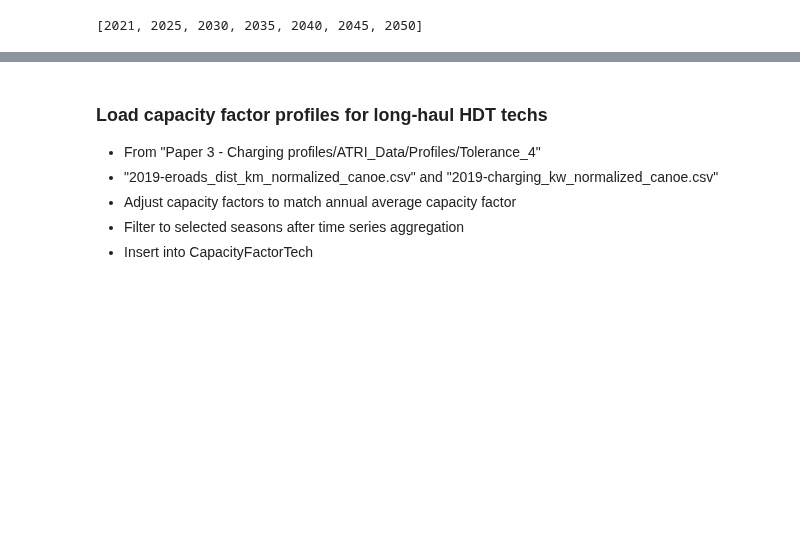
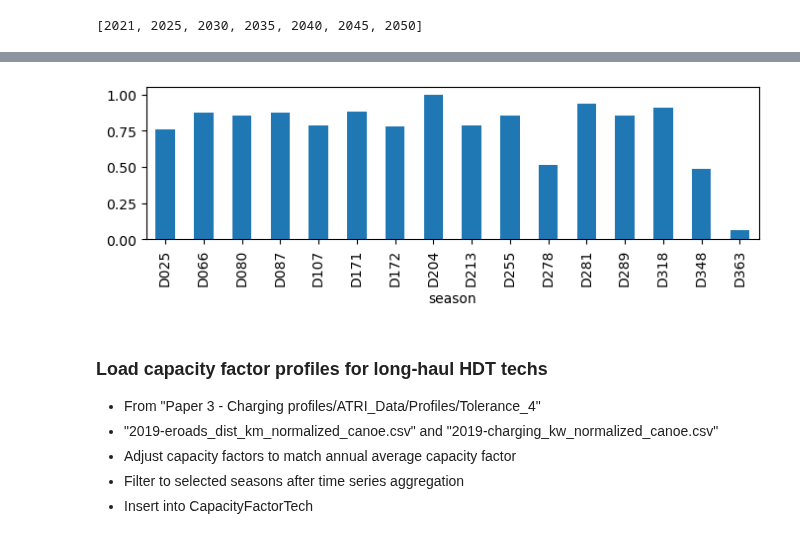
Before and after one commit to CANOE-main/canoe-transportation, a Jupyter notebook: lihwei_db_edits/create-input-data.ipynb, the cells around one changed output, grey strips where cells are left out. Saved outputs shown, nothing was run; the diff lists cells and outputs as text; code cells hidden in the pictures; blank space fills up the shorter version.

```diff
--- a/lihwei_db_edits/create-input-data.ipynb
+++ b/lihwei_db_edits/create-input-data.ipynb
@@ -877,3 +1143,21 @@ print(period_list)
+# %%
+daily_activity_csv = '../../../Paper 3 - Charging profiles/ATRI_Data/daily_vkt_summary/Tolerance_4/aggregated_daily_vkt_summary.csv'
+
+daily_activity_df = pd.read_csv(daily_activity_csv)
+
+# For now, use only classif = "longhaul". Only keep season and total_vkt columns
+daily_activity_df = (daily_activity_df.query('classif=="longhaul"')[['season', 'total_vkt']]
+                     # Filter to season_list
+                     .query('season.isin(@season_list)')
+                     )
+
+# Normalize total_vkt to [0,1] range, divide by maximum total_vkt
+daily_activity_df['factor'] = daily_activity_df['total_vkt'] / daily_activity_df['total_vkt'].max()
+
+daily_activity_df.plot(x='season', y='factor', kind='bar', figsize=(8,2), legend=False)
+plt.show()
+# %% [output]
+[figure, added]
 # %% [markdown]
 ### Load capacity factor profiles for long-haul HDT techs
 - From "Paper 3 - Charging profiles/ATRI_Data/Profiles/Tolerance_4"
```
Also changed, not shown: parts of 68 cells of this notebook, 37 other files.
